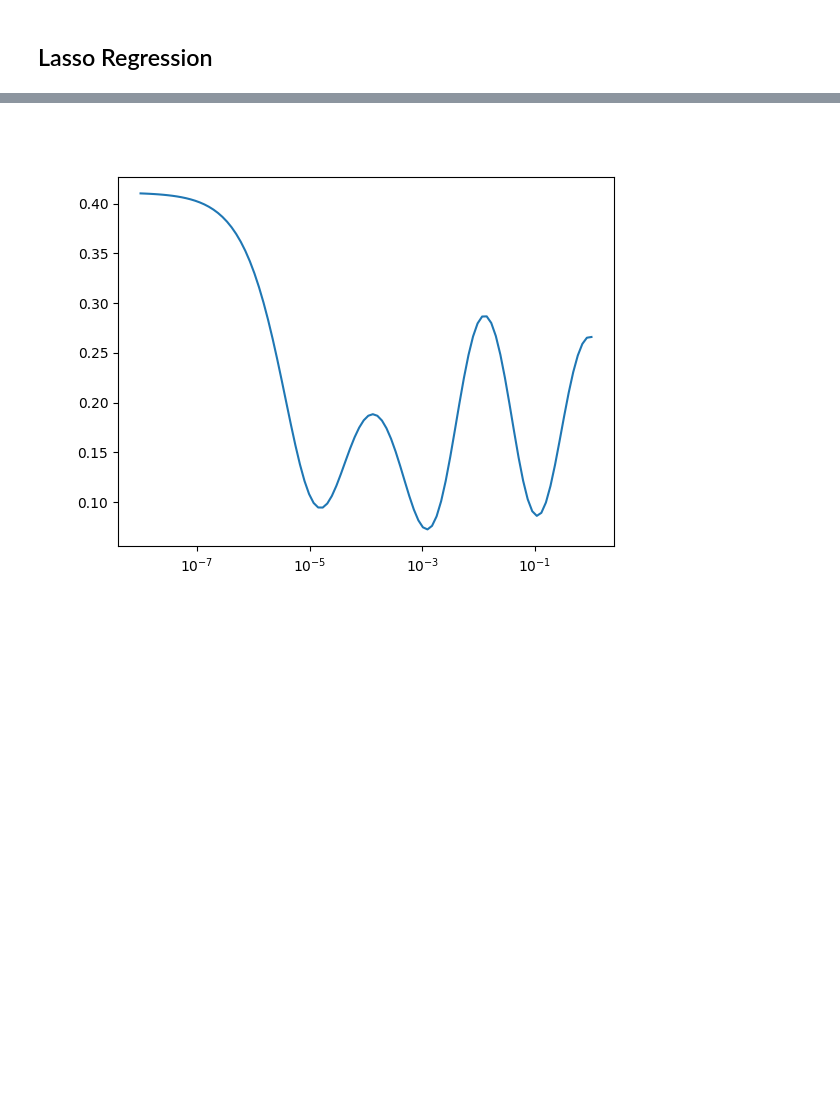
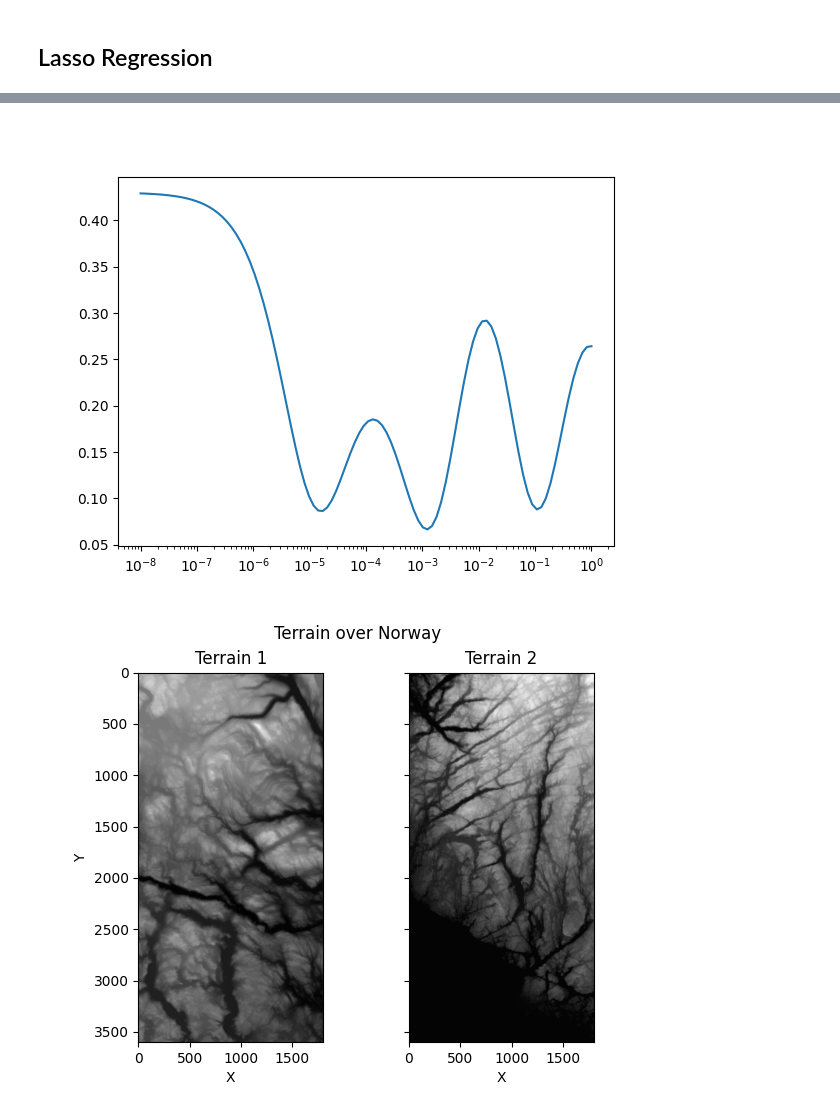
Before and after one commit to larsfop/fys-stk4155_project1, a Jupyter notebook: project1.ipynb, the cells around one changed output, grey strips where cells are left out. Cells and saved outputs as stored; diff of their text form; code cells hidden in the pictures; blank space fills up the shorter version.

```diff
--- a/project1.ipynb
+++ b/project1.ipynb
@@ -287,7 +289,7 @@ y = np.linspace(0, 1, n)
 X = DesignMatrix(5, x, y, intercept=False)
 
 x, y = np.meshgrid(x, y)
-z = FrankeFunction(x, y, noise=True)
+z = FrankeFunction(x, y, 0.1)
 
 p = X.shape[1]
 I = np.eye(p, p)
@@ -319,4 +321,30 @@ plt.xscale('log')
 
 plt.show()
 # %% [output]
-[figure, old version]
+[figure, new version]
+# %%
+import numpy as np
+from imageio import imread
+import matplotlib.pyplot as plt
+from mpl_toolkits.mplot3d import Axes3D
+from matplotlib import cm
+
+fig, axs = plt.subplots(1,2, sharey=True, sharex=True)
+
+# Load the terrain
+terrain1 = imread('SRTM_data_Norway_1.tif')
+terrain2 = imread('SRTM_data_Norway_2.tif')
+# Show the terrain
+fig.suptitle('Terrain over Norway')
+axs[0].imshow(terrain1, cmap='gray')
+axs[1].imshow(terrain2, cmap='gray')
+axs[0].set_xlabel('X')
+axs[1].set_xlabel('X')
+axs[0].set_ylabel('Y')
+
+axs[0].set_title('Terrain 1')
+axs[1].set_title('Terrain 2')
+
+plt.show()
+# %% [output]
+[figure, added]
```
Also changed, not shown: parts of 9 cells of this notebook, 2 other files.
